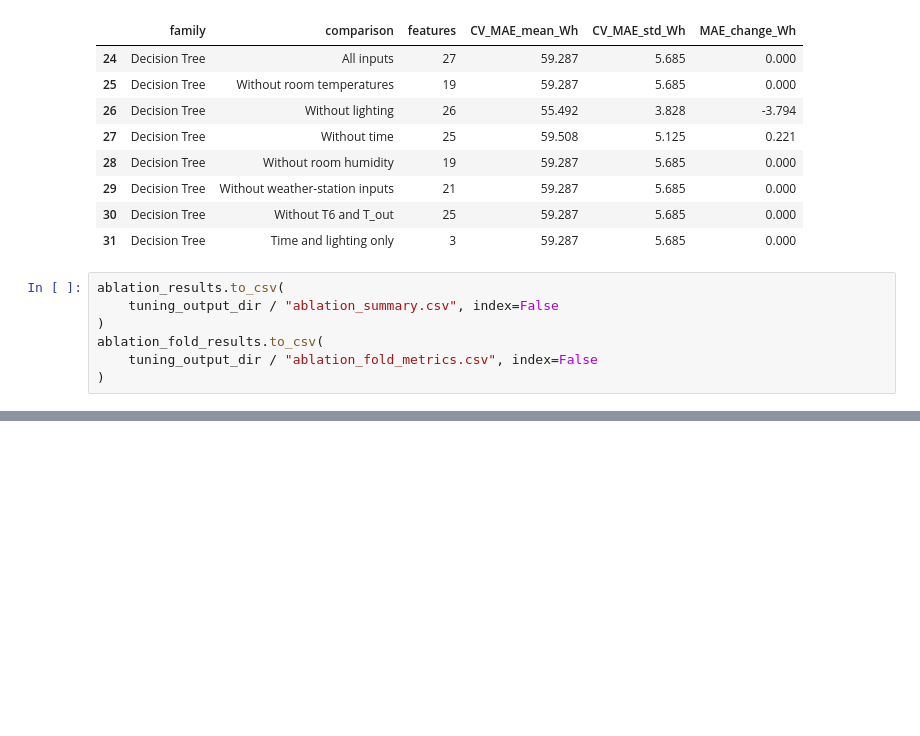
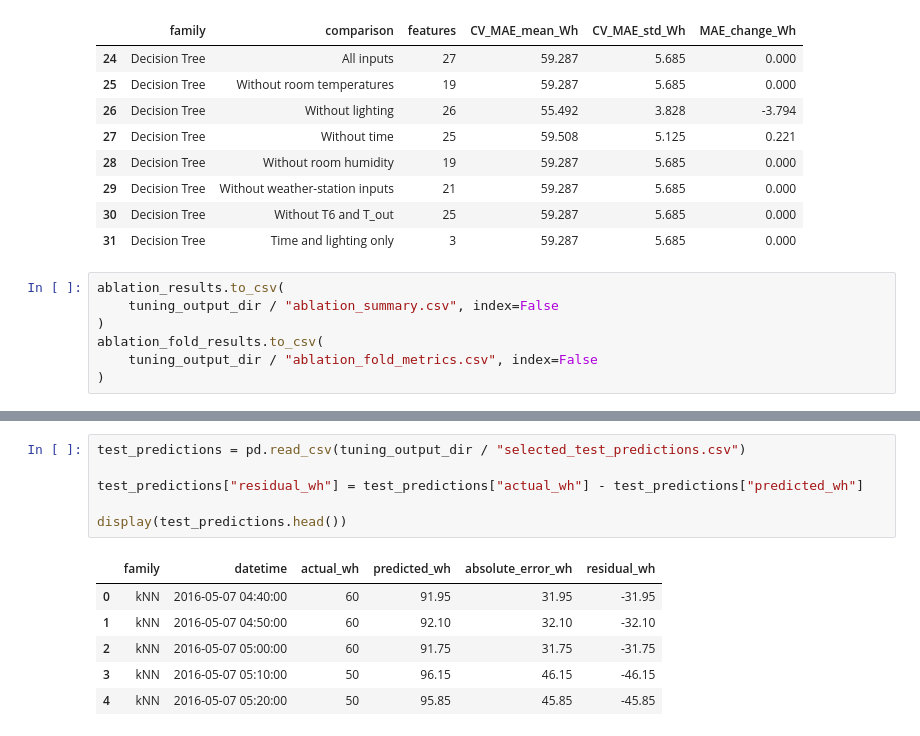
Before and after one commit to AndyLopezCoding/MachineLearningProject, a Jupyter notebook: MachineLearningProject.ipynb, the cells around one changed output, grey strips where cells are left out. Drawn from its saved outputs; the diff is of its cells as text; blank space fills up the shorter version.

```diff
--- a/MachineLearningProject.ipynb
+++ b/MachineLearningProject.ipynb
@@ -1536,0 +1543,13 @@ High-consumption cutoff: 340 Wh
+# %%
+test_predictions = pd.read_csv(tuning_output_dir / "selected_test_predictions.csv")
+
+test_predictions["residual_wh"] = test_predictions["actual_wh"] - test_predictions["predicted_wh"]
+
+display(test_predictions.head())
+# %% [output]
+|  | family | datetime | actual_wh | predicted_wh | absolute_error_wh | residual_wh |
+| 0 | kNN | 2016-05-07 04:40:00 | 60 | 91.95 | 31.95 | -31.95 |
+| 1 | kNN | 2016-05-07 04:50:00 | 60 | 92.10 | 32.10 | -32.10 |
+| 2 | kNN | 2016-05-07 05:00:00 | 60 | 91.75 | 31.75 | -31.75 |
+| 3 | kNN | 2016-05-07 05:10:00 | 50 | 96.15 | 46.15 | -46.15 |
+| 4 | kNN | 2016-05-07 05:20:00 | 50 | 95.85 | 45.85 | -45.85 |
```
Also changed, not shown: parts of 7 cells of this notebook, 1 other file.
